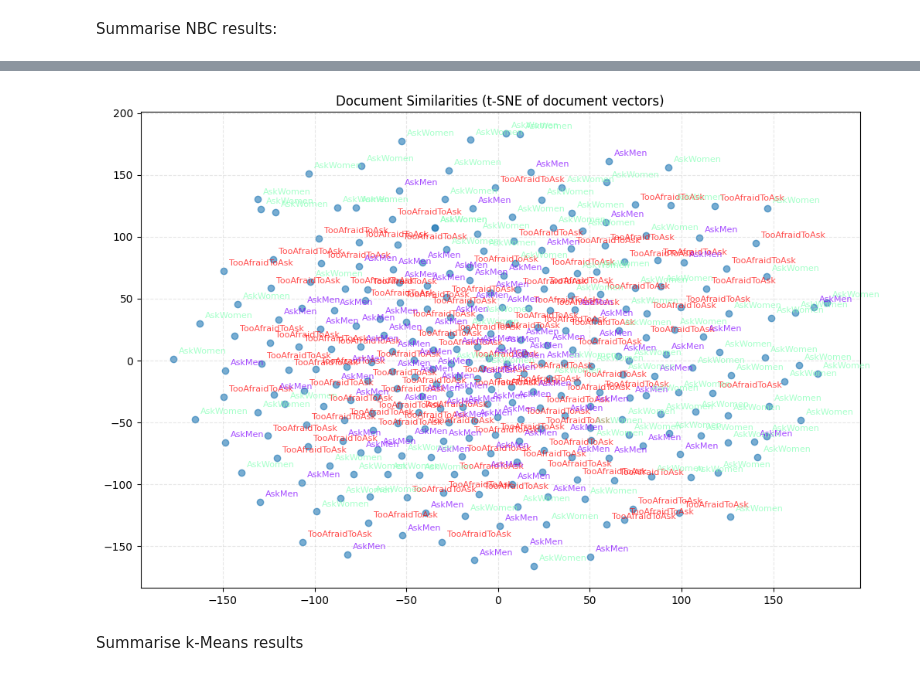
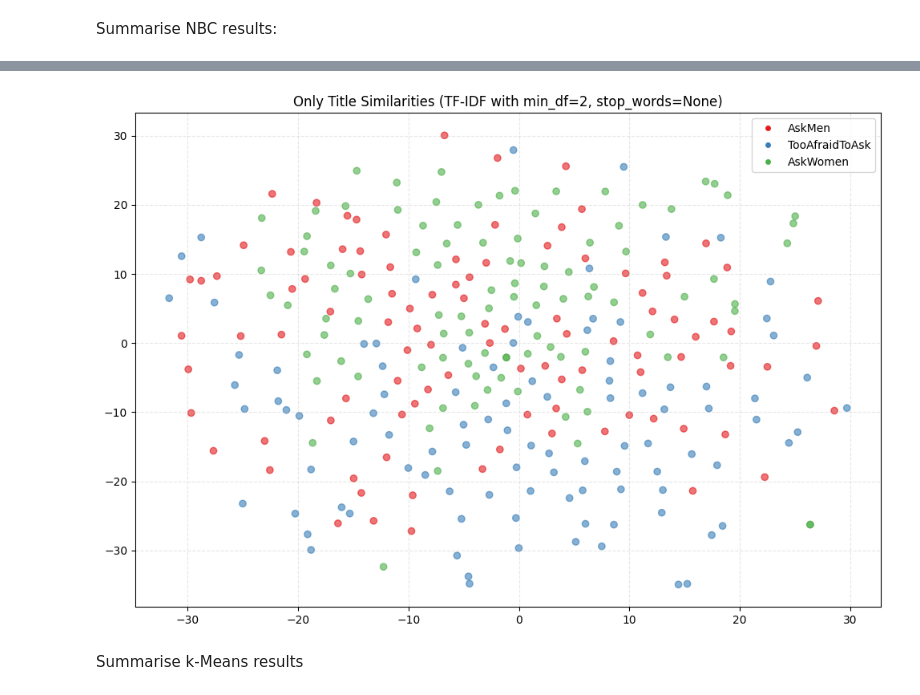
Before and after one commit to RyanOthnielKearns/oii-fsds-textanalysis, a Jupyter notebook: week4day1_lab.ipynb, the cells around one changed output, grey strips where cells are left out. Cells and saved outputs as stored; diff of their text form; code cells hidden in the pictures.

Commit message:
Change plot to use colors in place of text labels

```diff
--- a/week4day1_lab.ipynb
+++ b/week4day1_lab.ipynb
@@ -55,12 +55,12 @@ posts_df.head()
 # %%
 posts_df["full_text"] = posts_df["title"] + " " + posts_df["selftext"]
 
-label_pairs = [(text, subreddit) for text, subreddit in zip(posts_df['full_text'], posts_df['subreddit'])]
+label_pairs = [(text, subreddit) for text, subreddit in zip(posts_df['title'], posts_df['subreddit'])]
 
 corpus_text = [p[0] for p in label_pairs]
 corpus_labels = [p[1] for p in label_pairs]
 
-vectorizer = TfidfVectorizer(min_df=2, stop_words='english')
+vectorizer = TfidfVectorizer(min_df=2, stop_words=None)
 tfidf_matrix = vectorizer.fit_transform(corpus_text)
 # %%
 from utils.analysis import plot_word_similarities_tsne
@@ -78,21 +81,17 @@ plot_word_similarities_tsne(
 # %%
-# K-means Classifier
-from sklearn.cluster import KMeans
-
-# K-means clustering
-kmeans = KMeans(n_clusters=3, random_state=42)
-kmeans_labels = kmeans.fit_predict(X)
+from utils.analysis import plot_similarities
 
 # TODO: plot the clusters in 2D, and do some analysis on the top terms in each cluster
 # Plot document similarities
 fig_doc, ax_doc = plot_similarities(
     tfidf_matrix,
     corpus_labels,
     label_color=True,
-    title="Document Similarities (t-SNE of document vectors)",
+    use_text_annotations=False,
+    title="Only Title Similarities (TF-IDF with min_df=2, stop_words=None)",
     is_documents=True # This is the default, but we'll specify it here for clarity
 )
 # %% [output]
-[figure, old version]
+[figure, new version]
 # %% [markdown]
 Summarise k-Means results
```
Also changed, not shown: parts of 2 cells of this notebook, 1 other file.
